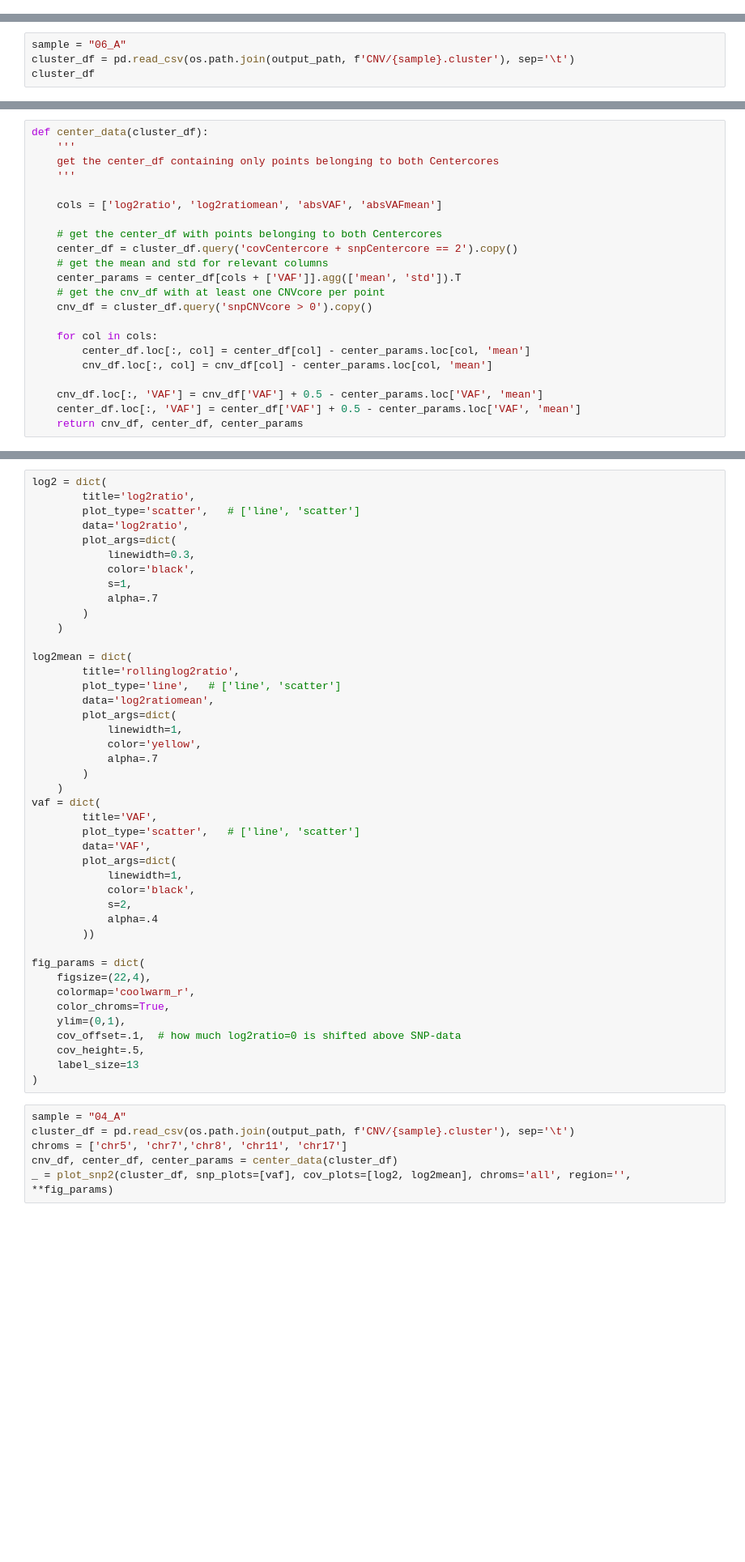
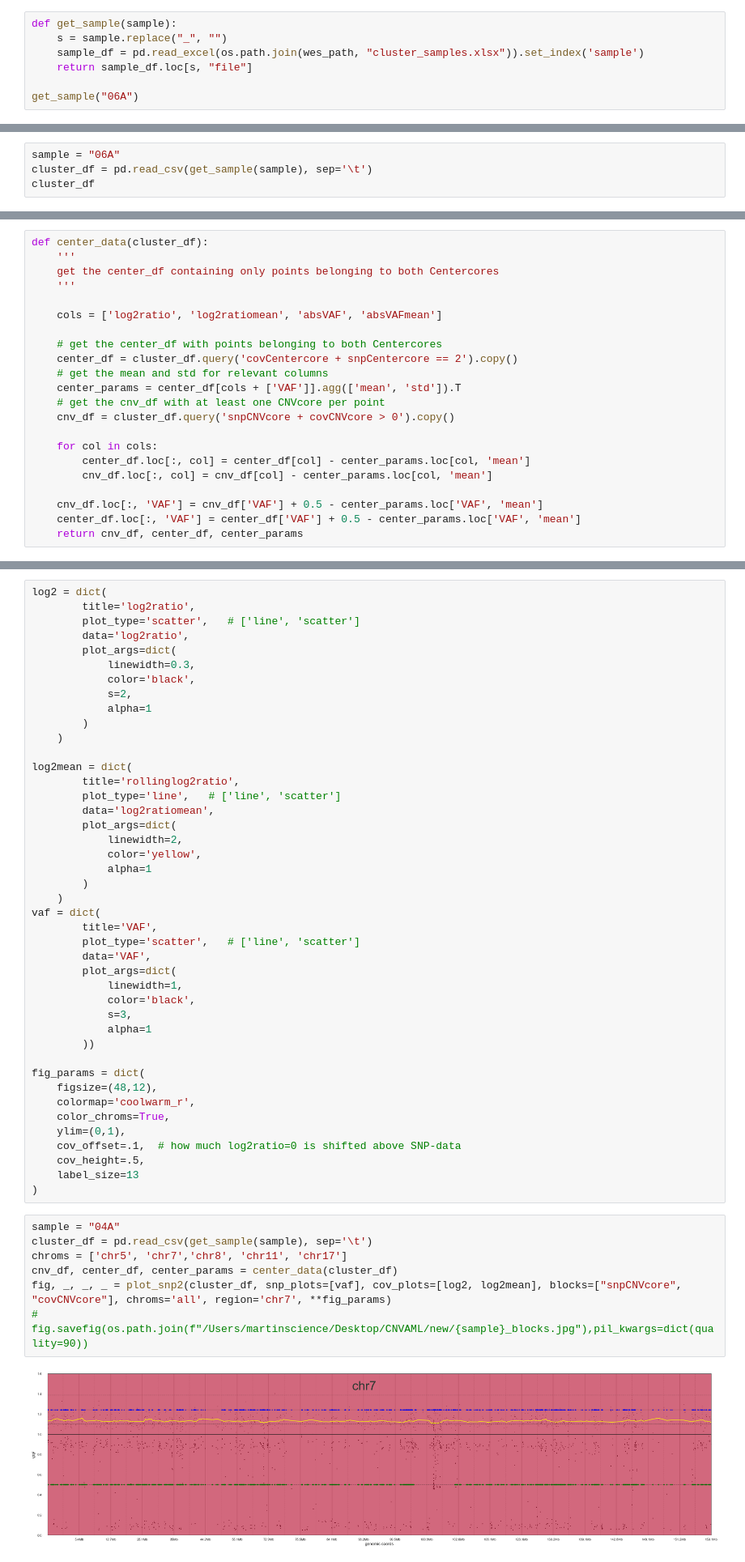
Before and after one commit to Mar111tiN/myCNV, a Jupyter notebook: nb/6_clusterCNV.ipynb, the cells around one changed output, grey strips where cells are left out. Shown at 81% size. Cells and saved outputs as stored; diff of their text form; blank space fills up the shorter version.

```diff
--- a/nb/6_clusterCNV.ipynb
+++ b/nb/6_clusterCNV.ipynb
@@ -44,0 +40,7 @@ plot_path = f'{home}/Dropbox/Icke/Work/myLabmeeting/figures/matplotlib'
+# %%
+def get_sample(sample):
+    s = sample.replace("_", "")
+    sample_df = pd.read_excel(os.path.join(wes_path, "cluster_samples.xlsx")).set_index('sample')
+    return sample_df.loc[s, "file"]
+
+get_sample("06A")
@@ -45,4 +49,4 @@ plot_path = f'{home}/Dropbox/Icke/Work/myLabmeeting/figures/matplotlib'
 # %%
-sample = "06_A"
-cluster_df = pd.read_csv(os.path.join(output_path, f'CNV/{sample}.cluster'), sep='\t')
+sample = "06A"
+cluster_df = pd.read_csv(get_sample(sample), sep='\t')
 cluster_df
@@ -65,7 +83,7 @@ def center_data(cluster_df):
     # get the mean and std for relevant columns
     center_params = center_df[cols + ['VAF']].agg(['mean', 'std']).T
     # get the cnv_df with at least one CNVcore per point
-    cnv_df = cluster_df.query('snpCNVcore > 0').copy()
+    cnv_df = cluster_df.query('snpCNVcore + covCNVcore > 0').copy()
 
     for col in cols:
         center_df.loc[:, col] = center_df[col] - center_params.loc[col, 'mean']
@@ -215,8 +263,8 @@ log2 = dict(
         plot_args=dict(
             linewidth=0.3,
             color='black',
-            s=1,
-            alpha=.7
+            s=2,
+            alpha=1
         )
     )
 
@@ -225,9 +273,9 @@ log2mean = dict(
         plot_type='line',   # ['line', 'scatter']
         data='log2ratiomean',
         plot_args=dict(
-            linewidth=1,
+            linewidth=2,
             color='yellow',
-            alpha=.7
+            alpha=1
         )
     )
 vaf = dict(
@@ -237,12 +285,12 @@ vaf = dict(
         plot_args=dict(
             linewidth=1,
             color='black',
-            s=2,
-            alpha=.4
+            s=3,
+            alpha=1
         ))
 
 fig_params = dict(
-    figsize=(22,4),
+    figsize=(48,12),
     colormap='coolwarm_r',
     color_chroms=True,
     ylim=(0,1),
@@ -251,8 +299,11 @@ fig_params = dict(
     label_size=13
 )
 # %%
-sample = "04_A"
-cluster_df = pd.read_csv(os.path.join(output_path, f'CNV/{sample}.cluster'), sep='\t')
+sample = "04A"
+cluster_df = pd.read_csv(get_sample(sample), sep='\t')
 chroms = ['chr5', 'chr7','chr8', 'chr11', 'chr17']
 cnv_df, center_df, center_params = center_data(cluster_df)
-_ = plot_snp2(cluster_df, snp_plots=[vaf], cov_plots=[log2, log2mean], chroms='all', region='', **fig_params)
+fig, _, _, _ = plot_snp2(cluster_df, snp_plots=[vaf], cov_plots=[log2, log2mean], blocks=["snpCNVcore", "covCNVcore"], chroms='all', region='chr7', **fig_params)
+# fig.savefig(os.path.join(f"/Users/martinscience/Desktop/CNVAML/new/{sample}_blocks.jpg"),pil_kwargs=dict(quality=90))
+# %% [output]
+[figure, added]
```
Also changed, not shown: parts of 21 cells of this notebook, 7 other files.
